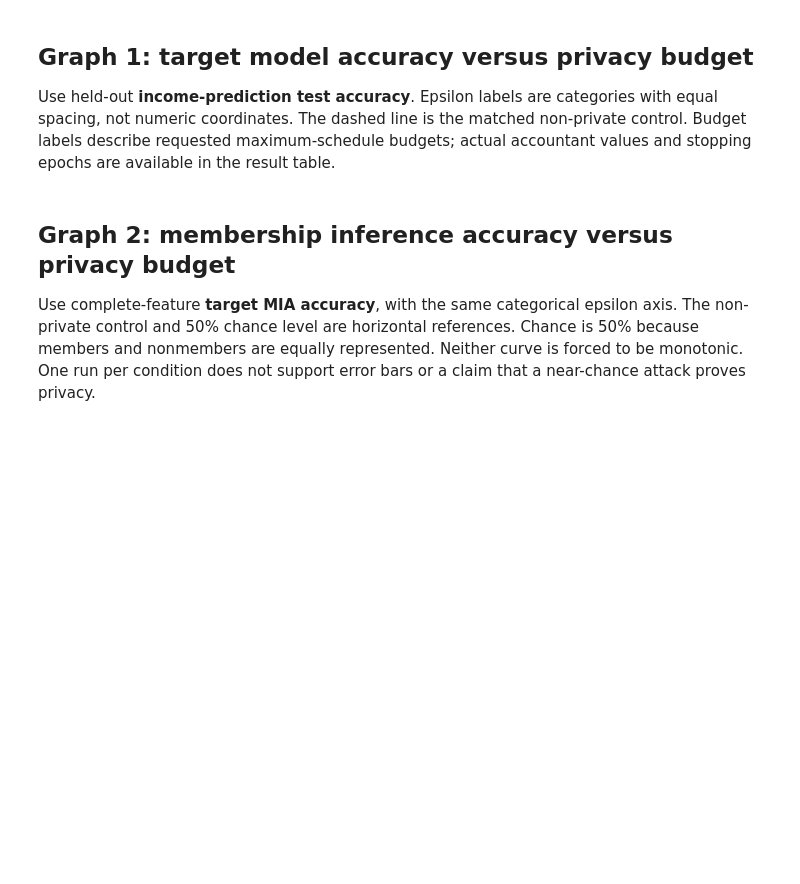
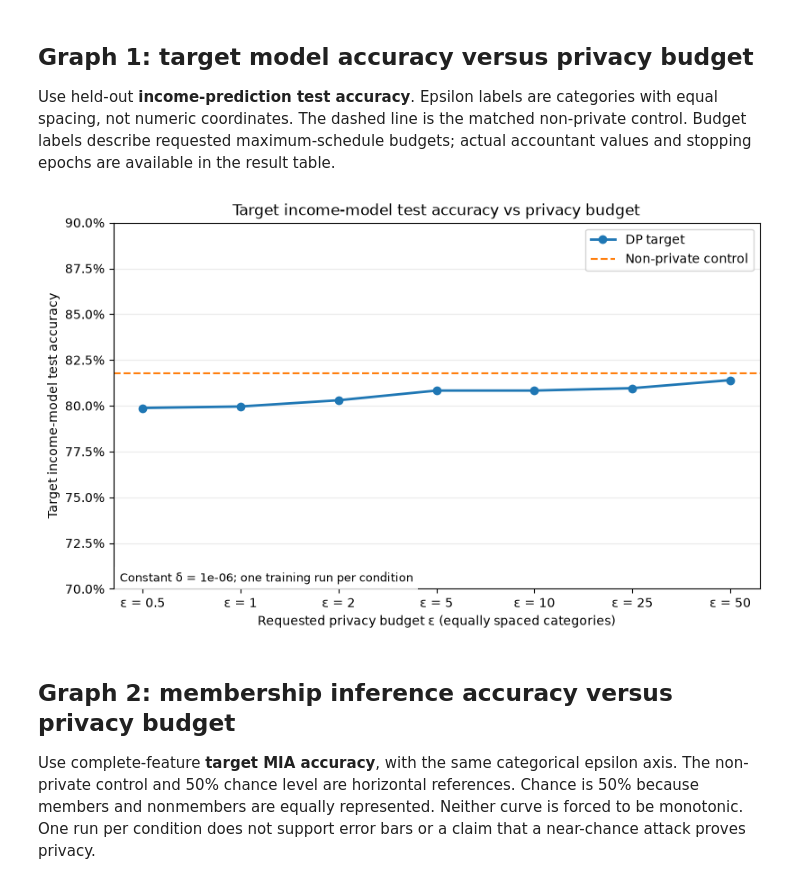
Before and after one commit to isyed-11/Uncertainity-Aware-MF-Mmebership-Inference-Attack, a Jupyter notebook: exp_4_differential_privacy_accuracy.ipynb, the cells around one changed output. Drawn from its saved outputs; the diff is of its cells as text; code cells hidden in the pictures; blank space fills up the shorter version.

```diff
--- a/exp_4_differential_privacy_accuracy.ipynb
+++ b/exp_4_differential_privacy_accuracy.ipynb
@@ -369,8 +406,13 @@ actual accountant values and stopping epochs are available in the result table.
 # %%
 figure, axes = plot_budget_accuracy(study_results, EPSILON_BUDGETS,
     metric='target_test_accuracy', output_dir=RUN_DIR, delta=DELTA)
+axes.set_ylim(0.70, 0.90)
+for suffix in ('png', 'svg'):
+    figure.savefig(RUN_DIR / f'target_accuracy_vs_epsilon.{suffix}', dpi=200)
 display(figure)
 plt.close(figure)
+# %% [output]
+[figure, added]
 # %% [markdown]
 ## Graph 2: membership inference accuracy versus privacy budget
 Use complete-feature **target MIA accuracy**, with the same categorical epsilon
```
Also changed, not shown: parts of 11 cells of this notebook, 42 other files.
